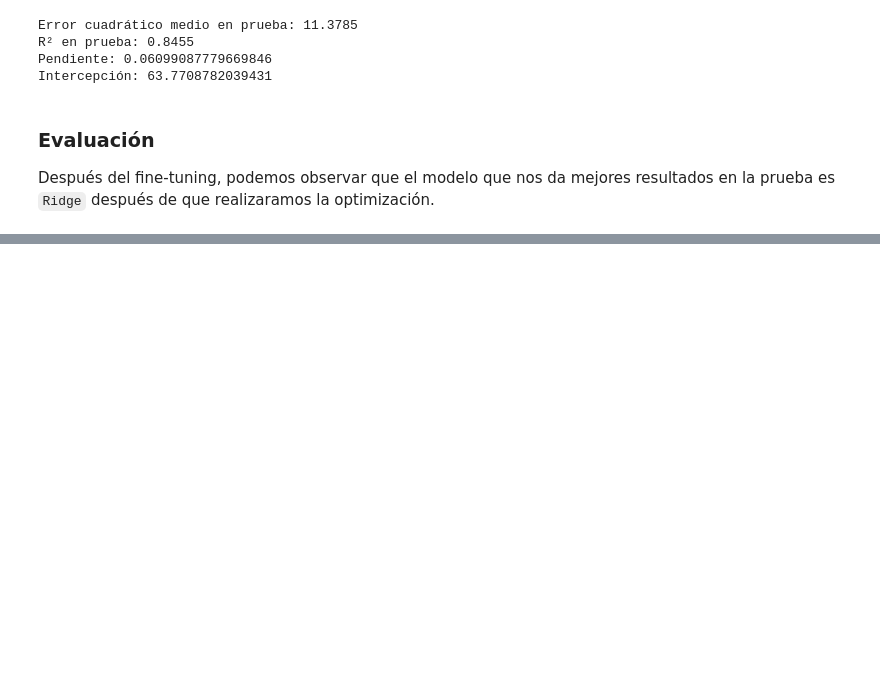
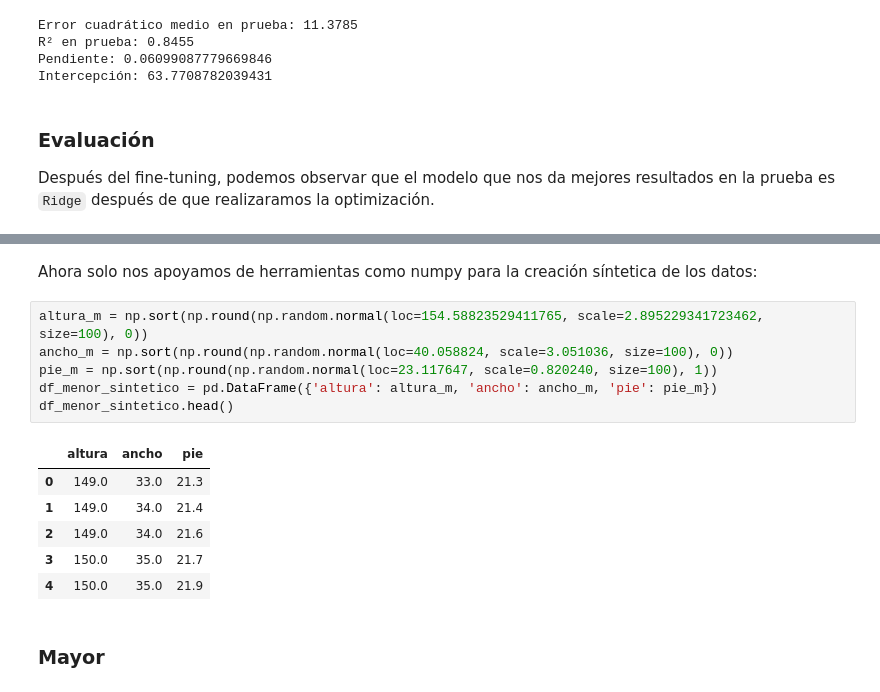
Before and after one commit to RafaelTakata0105/EstOpt_examen2, a Jupyter notebook: modelos.ipynb, the cells around one changed output, grey strips where cells are left out. Saved outputs shown, nothing was run; the diff lists cells and outputs as text; blank space fills up the shorter version.

```diff
--- a/modelos.ipynb
+++ b/modelos.ipynb
@@ -243,0 +344,17 @@ Después del fine-tuning, podemos observar que el modelo que nos da mejores resu
+# %% [markdown]
+Ahora solo nos apoyamos de herramientas como numpy para la creación síntetica de los datos:
+# %%
+altura_m = np.sort(np.round(np.random.normal(loc=154.58823529411765, scale=2.895229341723462, size=100), 0))
+ancho_m = np.sort(np.round(np.random.normal(loc=40.058824, scale=3.051036, size=100), 0))
+pie_m = np.sort(np.round(np.random.normal(loc=23.117647, scale=0.820240, size=100), 1))
+df_menor_sintetico = pd.DataFrame({'altura': altura_m, 'ancho': ancho_m, 'pie': pie_m})
+df_menor_sintetico.head()
+# %% [output]
+|  | altura | ancho | pie |
+| 0 | 149.0 | 33.0 | 21.3 |
+| 1 | 149.0 | 34.0 | 21.4 |
+| 2 | 149.0 | 34.0 | 21.6 |
+| 3 | 150.0 | 35.0 | 21.7 |
+| 4 | 150.0 | 35.0 | 21.9 |
+# %% [markdown]
+### Mayor
```
Also changed, not shown: parts of 22 cells of this notebook, 1 other file.
